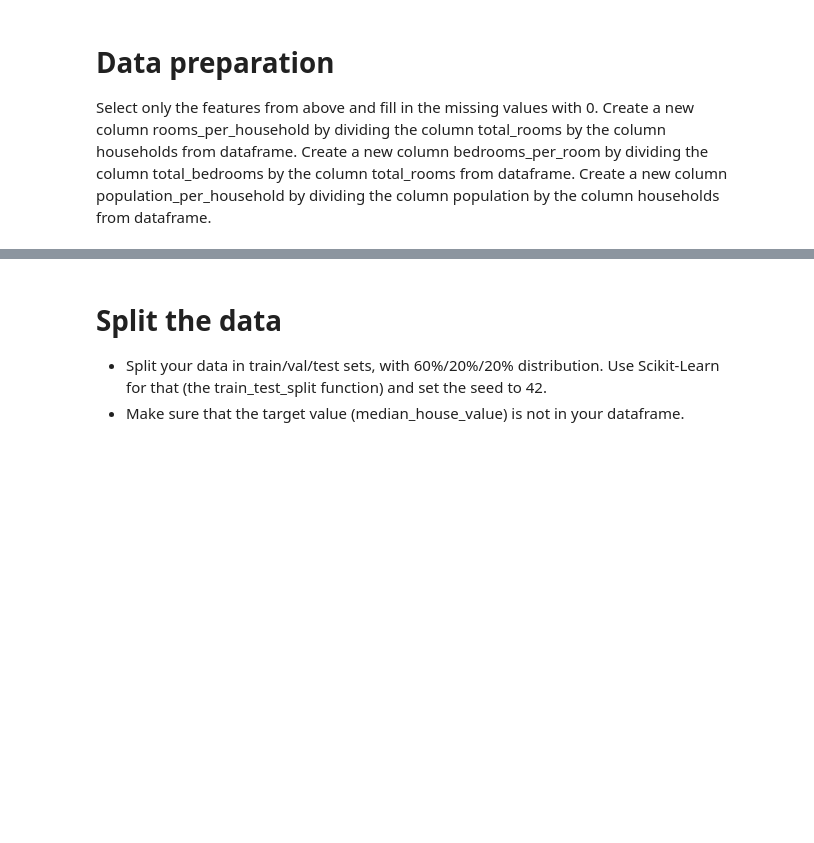
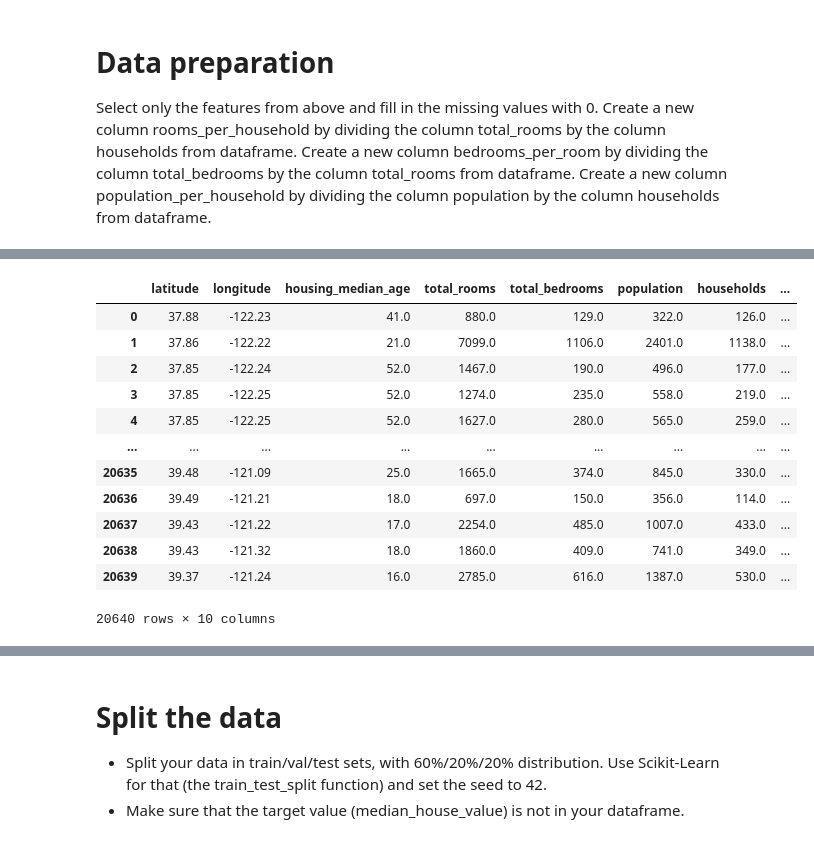
Before and after one commit to gregorywmorris/DPhi, a Jupyter notebook: Homework/MLZoomcampWeek4.ipynb, the cells around one changed output, grey strips where cells are left out. Cells and saved outputs as stored; diff of their text form; code cells hidden in the pictures; blank space fills up the shorter version.

```diff
--- a/Homework/MLZoomcampWeek4.ipynb
+++ b/Homework/MLZoomcampWeek4.ipynb
@@ -68,5 +68,3 @@ columns = ['latitude',
 'median_income',
 'median_house_value',
 'ocean_proximity']
-# %%
-df.columns = df.columns[columns]
@@ -74,0 +71,9 @@ IndexError: ignored
+# %%
+df.columns = df.columns.str.lower().str.replace(' ', '_')
+
+categorical_columns = list(df.dtypes[df.dtypes == 'object'].index)
+
+for c in categorical_columns:
+  df[c] = df[c].str.lower().str.replace(' ', '_')
+
+df.dtypes
@@ -74,0 +92,13 @@ IndexError: ignored
+# %%
+df = df[['latitude',
+'longitude',
+'housing_median_age',
+'total_rooms',
+'total_bedrooms',
+'population',
+'households',
+'median_income',
+'median_house_value',
+'ocean_proximity']]
+
+df.dtypes
@@ -74,0 +117,16 @@ IndexError: ignored
+# %%
+df.fillna(0)
+# %% [output]
+|  | latitude | longitude | housing_median_age | total_rooms | total_bedrooms | population | households | ... |
+| 0 | 37.88 | -122.23 | 41.0 | 880.0 | 129.0 | 322.0 | 126.0 | ... |
+| 1 | 37.86 | -122.22 | 21.0 | 7099.0 | 1106.0 | 2401.0 | 1138.0 | ... |
+| 2 | 37.85 | -122.24 | 52.0 | 1467.0 | 190.0 | 496.0 | 177.0 | ... |
+| 3 | 37.85 | -122.25 | 52.0 | 1274.0 | 235.0 | 558.0 | 219.0 | ... |
+| 4 | 37.85 | -122.25 | 52.0 | 1627.0 | 280.0 | 565.0 | 259.0 | ... |
+| ... | ... | ... | ... | ... | ... | ... | ... | ... |
+| 20635 | 39.48 | -121.09 | 25.0 | 1665.0 | 374.0 | 845.0 | 330.0 | ... |
+| 20636 | 39.49 | -121.21 | 18.0 | 697.0 | 150.0 | 356.0 | 114.0 | ... |
+| 20637 | 39.43 | -121.22 | 17.0 | 2254.0 | 485.0 | 1007.0 | 433.0 | ... |
+| 20638 | 39.43 | -121.32 | 18.0 | 1860.0 | 409.0 | 741.0 | 349.0 | ... |
+| 20639 | 39.37 | -121.24 | 16.0 | 2785.0 | 616.0 | 1387.0 | 530.0 | ... |
+20640 rows × 10 columns
```
Also changed, not shown: parts of 15 cells of this notebook.
